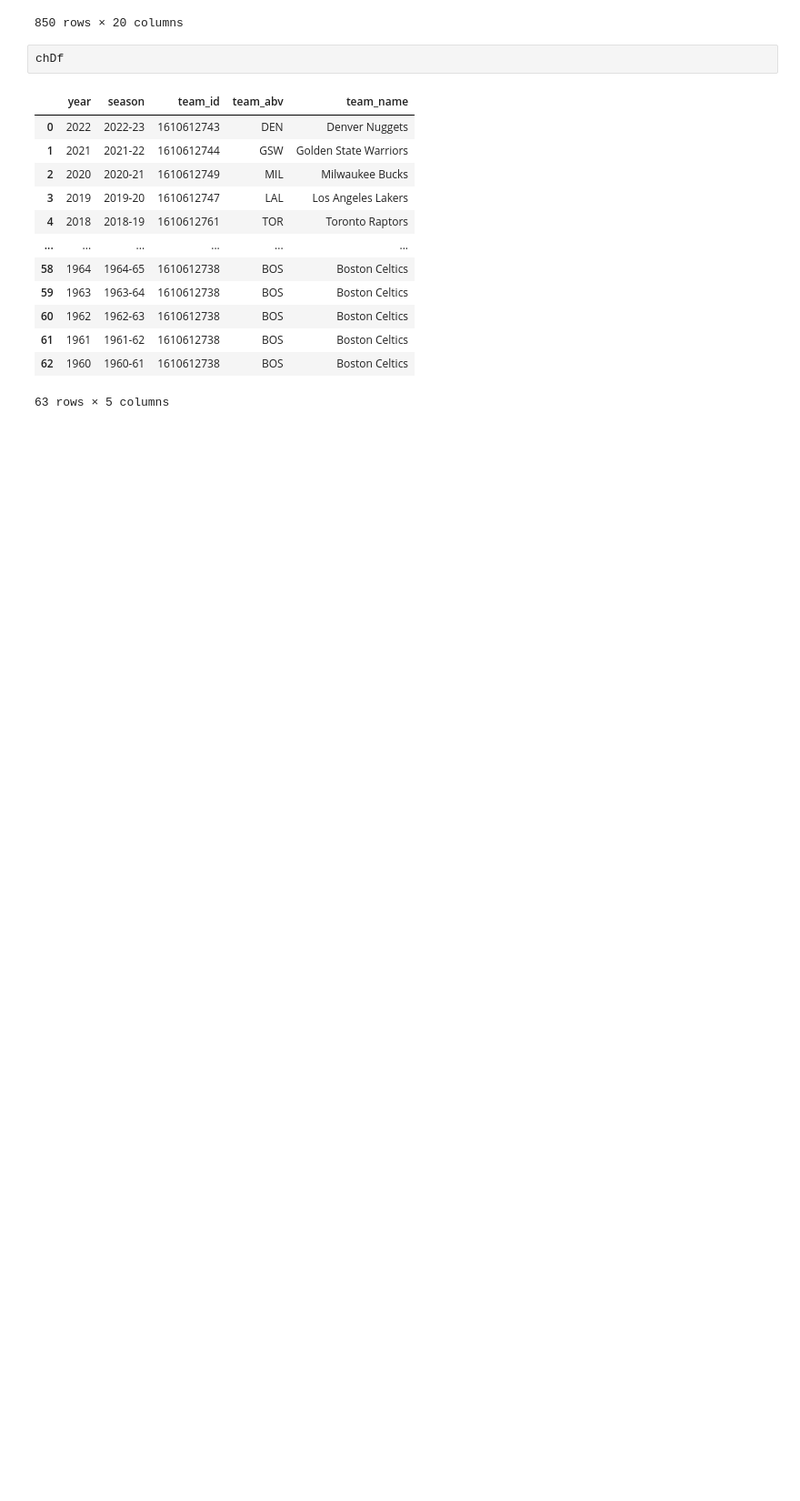
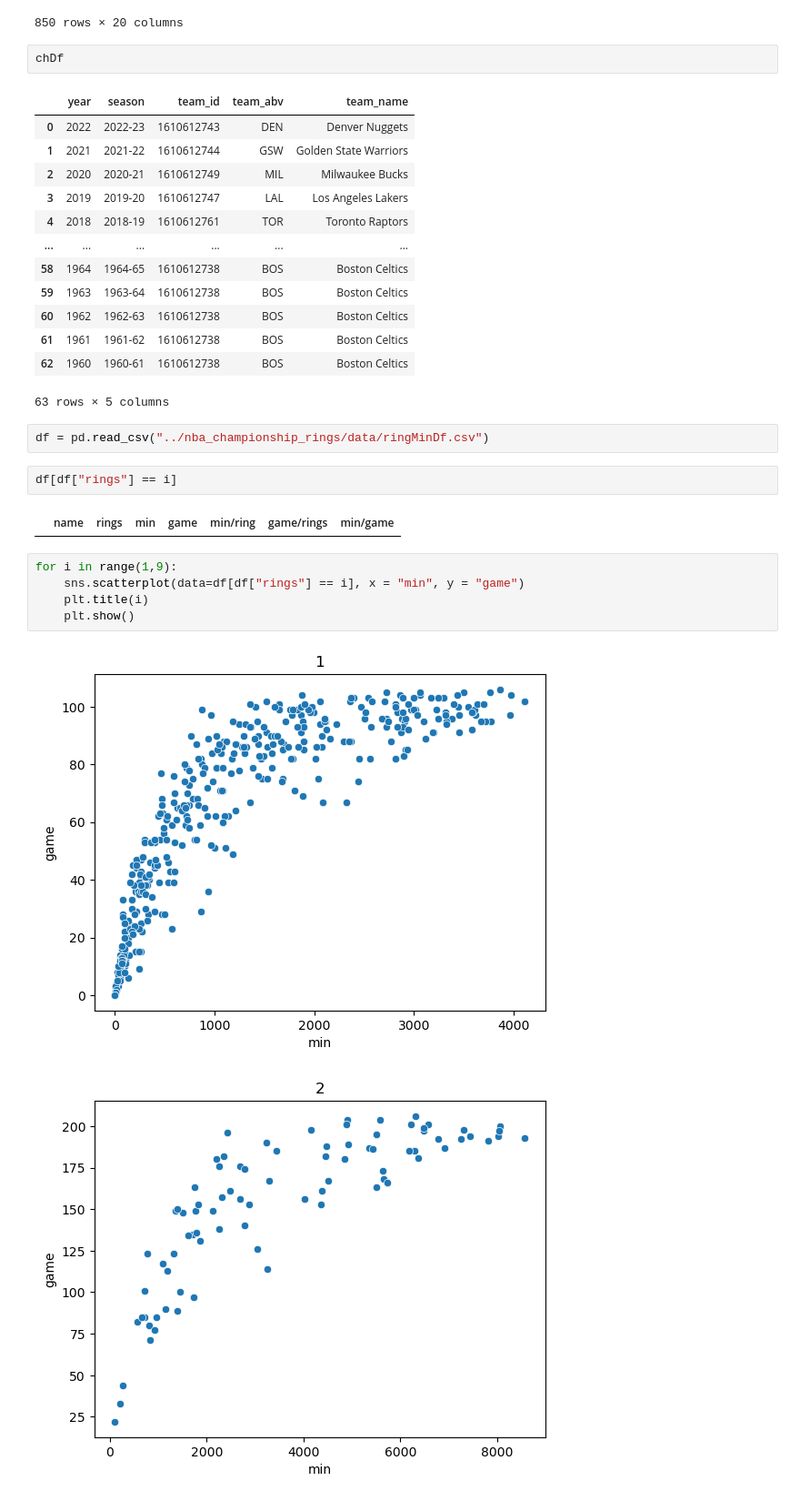
Before and after one commit to revpeter/NBA_championship_rings, a Jupyter notebook: nba_champs.ipynb, the cells around one changed output. Shown: that part at 91% size. Saved outputs shown, nothing was run; the diff lists cells and outputs as text; blank space fills up the shorter version.

```diff
--- a/nba_champs.ipynb
+++ b/nba_champs.ipynb
@@ -302,3 +307,17 @@ chDf
 | 61 | 1961 | 1961-62 | 1610612738 | BOS | Boston Celtics |
 | 62 | 1960 | 1960-61 | 1610612738 | BOS | Boston Celtics |
 63 rows × 5 columns
+# %%
+df = pd.read_csv("../nba_championship_rings/data/ringMinDf.csv")
+# %%
+df[df["rings"] == i]
+# %% [output]
+|  | name | rings | min | game | min/ring | game/rings | min/game |
+# %%
+for i in range(1,9):
+    sns.scatterplot(data=df[df["rings"] == i], x = "min", y = "game")
+    plt.title(i)
+    plt.show()
+# %% [output]
+[figure, added]
+[figure, added]
```
Also changed, not shown: parts of 7 cells of this notebook, 5 other files.
